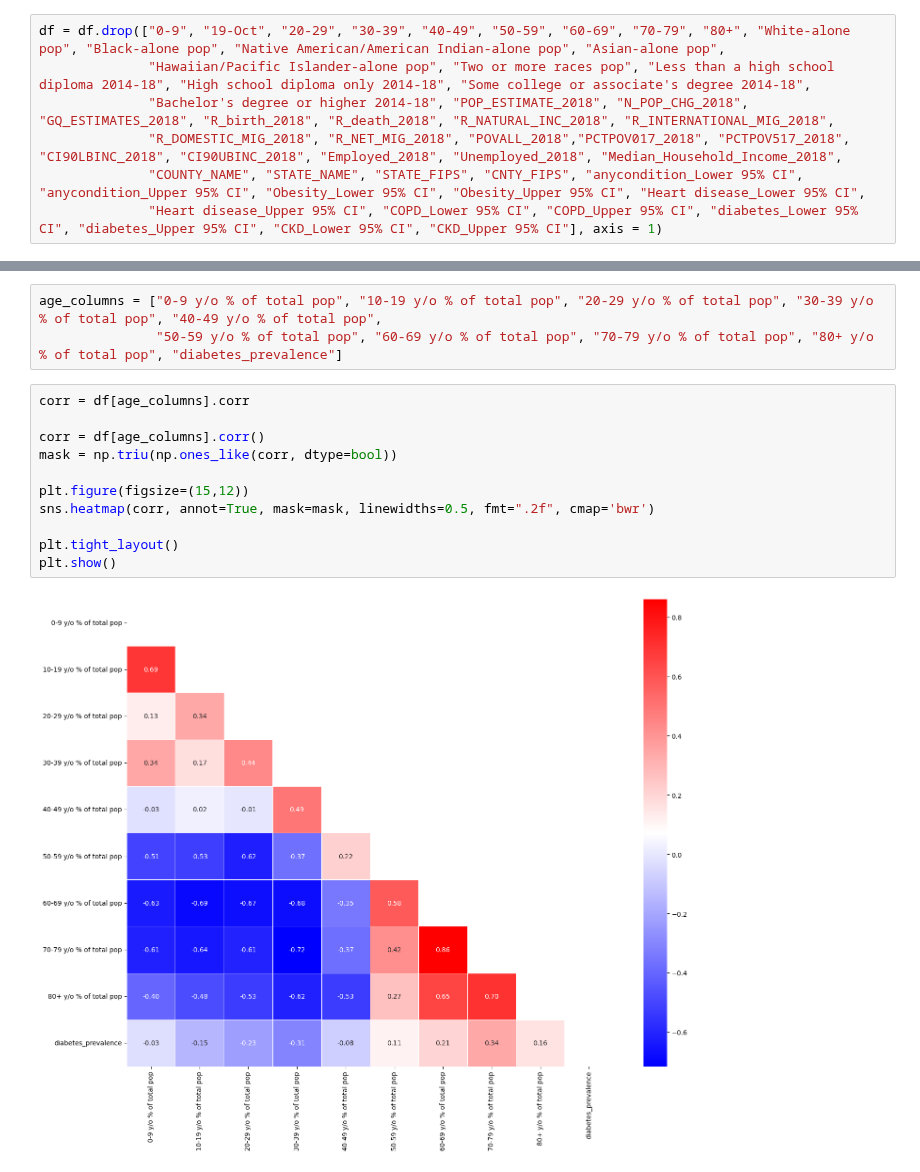
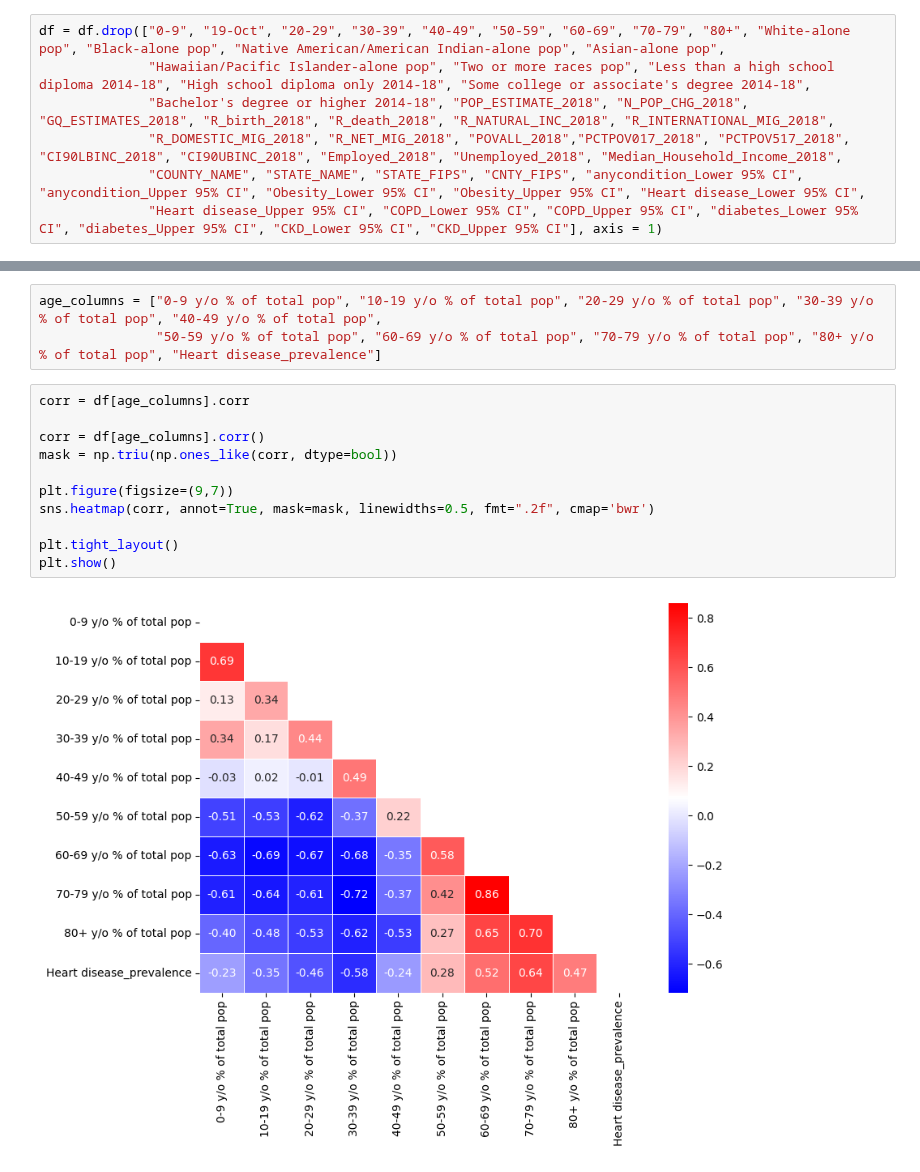
Before and after one commit to 4GeeksAcademy/GuilloMansa-MachineLearning, a Jupyter notebook: src/03-linear-regression-reg-demographic-health-data.ipynb, the cells around one changed output, grey strips where cells are left out. Drawn from its saved outputs; the diff is of its cells as text.

```diff
--- a/src/03-linear-regression-reg-demographic-health-data.ipynb
+++ b/src/03-linear-regression-reg-demographic-health-data.ipynb
@@ -160,16 +263,16 @@ Index(['fips', 'TOT_POP', '0-9 y/o % of total pop', '10-19 y/o % of total pop',
 # %%
 age_columns = ["0-9 y/o % of total pop", "10-19 y/o % of total pop", "20-29 y/o % of total pop", "30-39 y/o % of total pop", "40-49 y/o % of total pop",
-               "50-59 y/o % of total pop", "60-69 y/o % of total pop", "70-79 y/o % of total pop", "80+ y/o % of total pop", "diabetes_prevalence"]
+               "50-59 y/o % of total pop", "60-69 y/o % of total pop", "70-79 y/o % of total pop", "80+ y/o % of total pop", "Heart disease_prevalence"]
 # %%
 corr = df[age_columns].corr
 
 corr = df[age_columns].corr()
 mask = np.triu(np.ones_like(corr, dtype=bool))
 
-plt.figure(figsize=(15,12))
+plt.figure(figsize=(9,7))
 sns.heatmap(corr, annot=True, mask=mask, linewidths=0.5, fmt=".2f", cmap='bwr')
 
 plt.tight_layout()
 plt.show()
 # %% [output]
-[figure, old version]
+[figure, new version]
```
Also changed, not shown: parts of 21 cells of this notebook, 1 other file.
